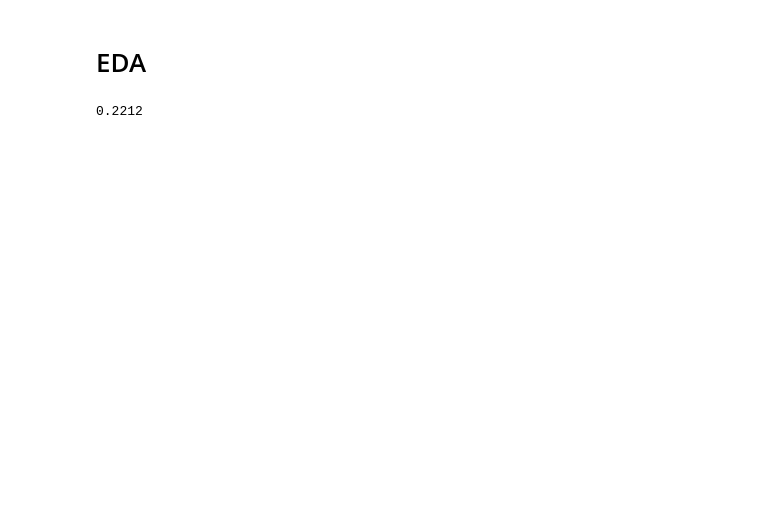
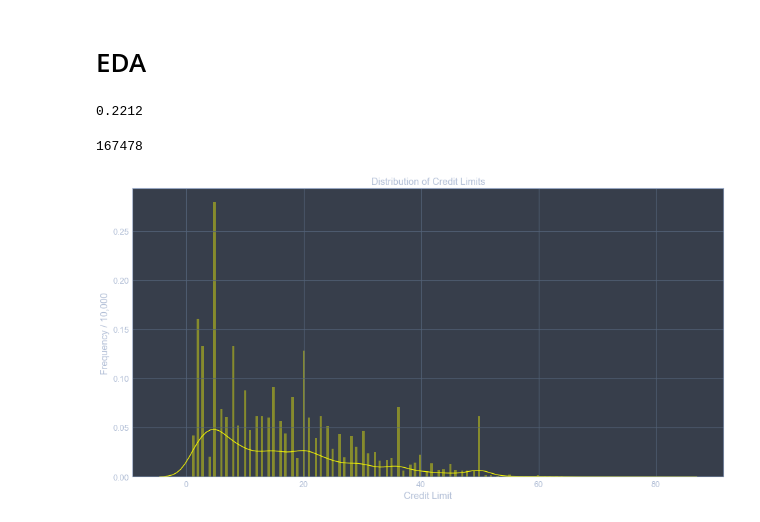
Before and after one commit to EricB10/credit-default-classification-project, a Jupyter notebook: eric_notebook.ipynb, the cells around one changed output. Cells and saved outputs as stored; diff of their text form; code cells hidden in the pictures; blank space fills up the shorter version.

```diff
--- a/eric_notebook.ipynb
+++ b/eric_notebook.ipynb
@@ -185,4 +234,22 @@ dft_pct = len(train_df[train_df['DEFAULT'] == 1])/len(train_df)
 dft_pct
 # %% [output]
 0.2212
+# %%
+# Mean credit limit of combined dataframes
+int(round(pd.concat([train_df, hold_df])['CREDIT_LIM'].mean()))
+# %% [output]
+167478
+# %%
+# Function to plot distribution of credit limits
+def plot_limit_dist(df):
+    plt.figure(figsize = (16,8))
+    sns.distplot(df['CREDIT_LIM']/10000, bins = 200, color='yellow')
+    plt.title('Distribution of Credit Limits')
+    plt.xlabel('Credit Limit')
+    plt.ylabel('Frequency / 10,000')
+    return plt.show()
+
+plot_limit_dist(train_df)
+# %% [output]
+[figure, added]
 # %%
```
Also changed, not shown: parts of 28 cells of this notebook.
